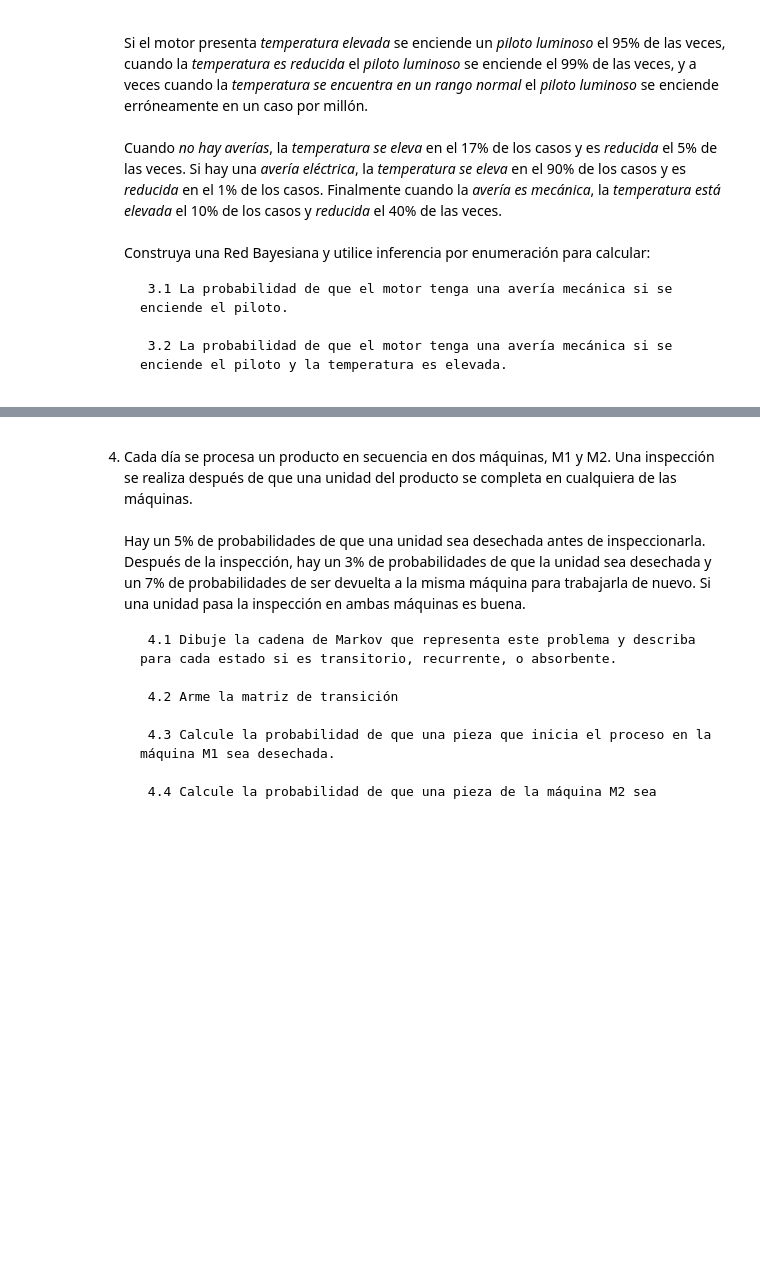
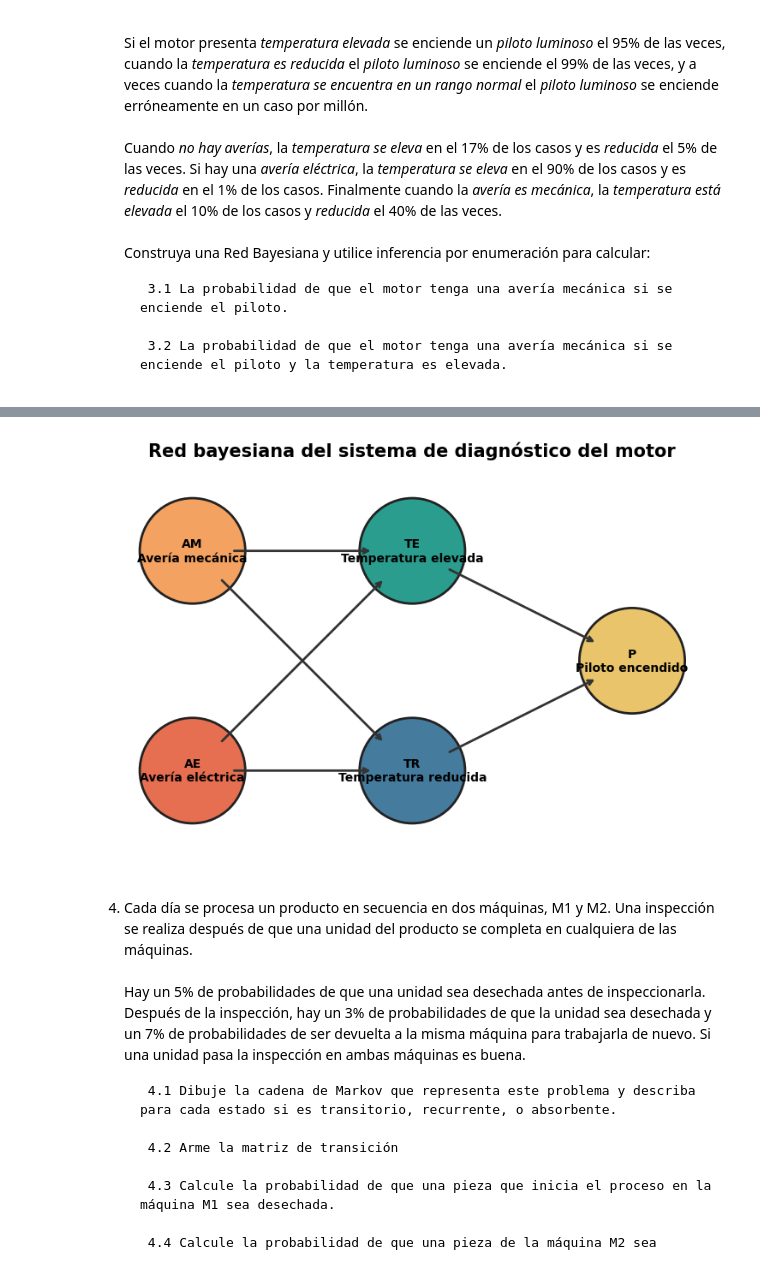
Before and after one commit to fcaprioli2004/IA_1_grupo1, a Jupyter notebook: TP 5/TP5.ipynb, the cells around one changed output, grey strips where cells are left out. Saved outputs shown, nothing was run; the diff lists cells and outputs as text; code cells hidden in the pictures; blank space fills up the shorter version.

```diff
--- a/TP 5/TP5.ipynb
+++ b/TP 5/TP5.ipynb
@@ -211,3 +415,95 @@ En conclusión, si el clavo seleccionado es defectuoso, existe aproximadamente u
+# %%
+import matplotlib.pyplot as plt
+from matplotlib.patches import Circle
+
+fig, ax = plt.subplots(figsize=(11, 6))
+
+# Posiciones similares a las del pizarrón.
+posiciones = {
+    "AM": (0, 2),
+    "AE": (0, 0),
+    "TE": (2, 2),
+    "TR": (2, 0),
+    "P":  (4, 1)
+}
+
+etiquetas = {
+    "AM": "AM\nAvería mecánica",
+    "AE": "AE\nAvería eléctrica",
+    "TE": "TE\nTemperatura elevada",
+    "TR": "TR\nTemperatura reducida",
+    "P":  "P\nPiloto encendido"
+}
+
+colores = {
+    "AM": "#f4a261",
+    "AE": "#e76f51",
+    "TE": "#2a9d8f",
+    "TR": "#457b9d",
+    "P":  "#e9c46a"
+}
+
+# Relaciones de dependencia.
+conexiones = [
+    ("AM", "TE"),
+    ("AM", "TR"),
+    ("AE", "TE"),
+    ("AE", "TR"),
+    ("TE", "P"),
+    ("TR", "P")
+]
+
+# Dibujamos las flechas.
+for origen, destino in conexiones:
+    ax.annotate(
+        "",
+        xy=posiciones[destino],
+        xytext=posiciones[origen],
+        arrowprops={
+            "arrowstyle": "->",
+            "linewidth": 2,
+            "color": "#333333",
+            "shrinkA": 35,
+            "shrinkB": 35
+        }
+    )
+
+# Dibujamos los nodos.
+for nodo, (x, y) in posiciones.items():
+    circulo = Circle(
+        (x, y),
+        radius=0.48,
+        facecolor=colores[nodo],
+        edgecolor="#222222",
+        linewidth=2
+    )
+
+    ax.add_patch(circulo)
+
+    ax.text(
+        x,
+        y,
+        etiquetas[nodo],
+        ha="center",
+        va="center",
+        fontsize=10,
+        fontweight="bold"
+    )
+
+ax.set_title(
+    "Red bayesiana del sistema de diagnóstico del motor",
+    fontsize=15,
+    fontweight="bold"
+)
+
+ax.set_xlim(-0.8, 4.8)
+ax.set_ylim(-0.8, 2.8)
+ax.set_aspect("equal")
+ax.axis("off")
+
+plt.show()
+# %% [output]
+[figure, added]
 # %% [markdown]
 4. Cada día se procesa un producto en secuencia en dos máquinas, M1 y M2. Una inspección se realiza después de que una unidad del producto se completa en cualquiera de las máquinas.
 <br><br>Hay un 5% de probabilidades de que una unidad sea desechada antes de inspeccionarla. Después de la inspección, hay un 3% de probabilidades de que la unidad sea desechada y un 7% de probabilidades de ser devuelta a la misma máquina para trabajarla
```
Also changed, not shown: parts of 2 cells of this notebook.
